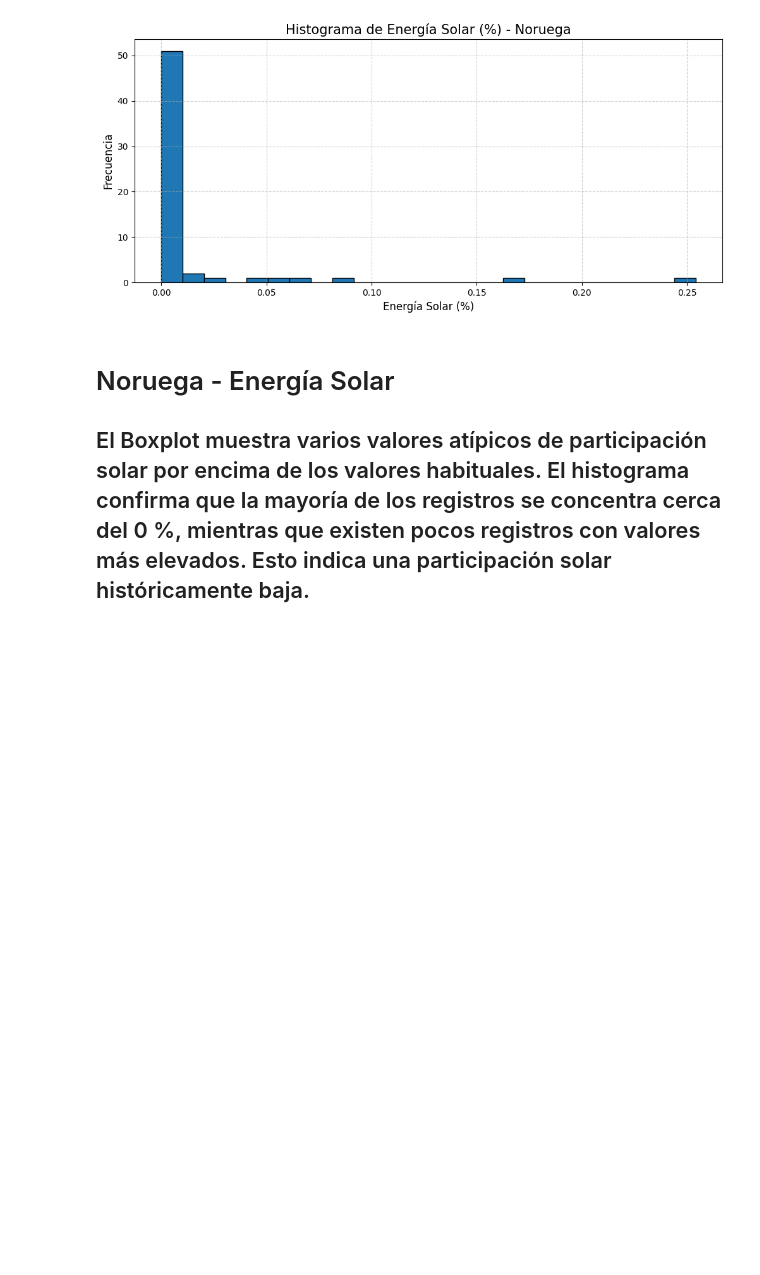
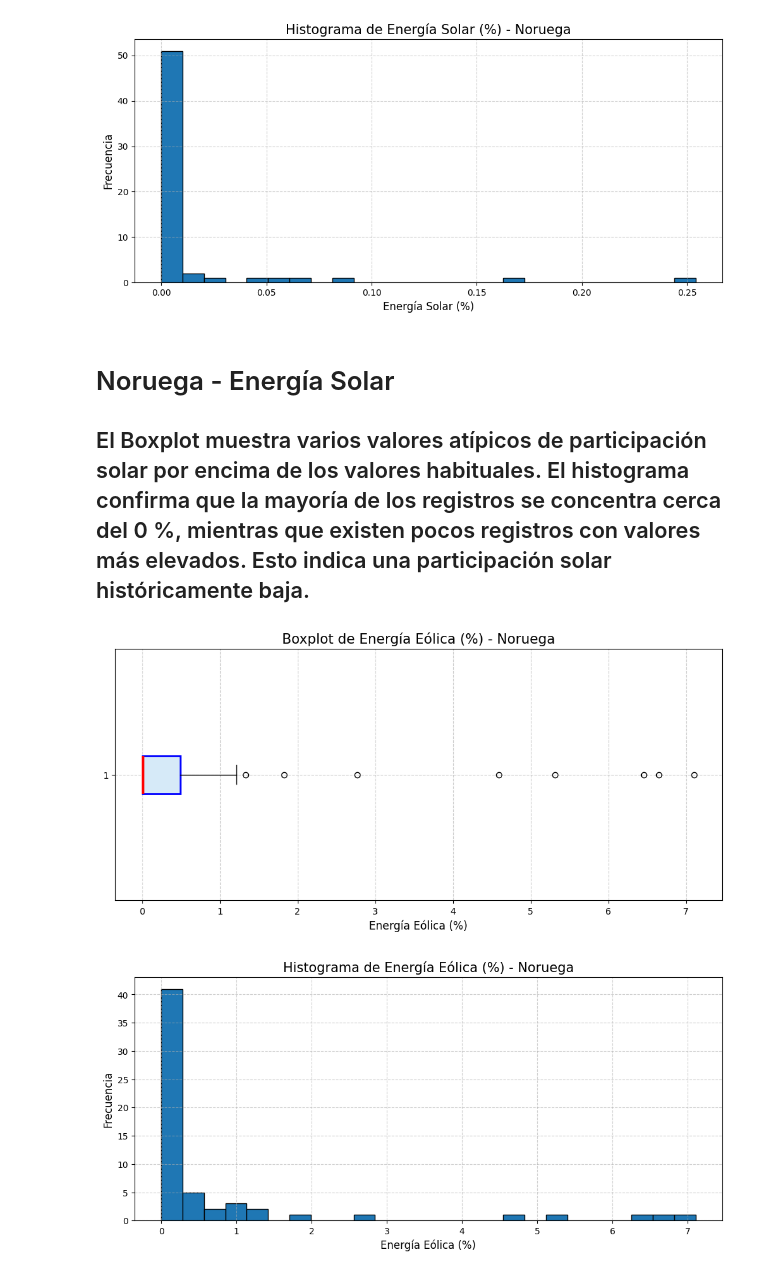
Before and after one commit to dacdemon/ITD, a Jupyter notebook: INTEGRADOR CORIA DAMIAN.ipynb, the cells around one changed output. Drawn from its saved outputs; the diff is of its cells as text; code cells hidden in the pictures; blank space fills up the shorter version.

```diff
--- a/INTEGRADOR CORIA DAMIAN.ipynb
+++ b/INTEGRADOR CORIA DAMIAN.ipynb
@@ -415,3 +407,9 @@ analizar_variable(df, "Norway", "Noruega", "Porcentaje_Solar", "Energía Solar (
 # Noruega - Energía Solar
 
 ## El Boxplot muestra varios valores atípicos de participación solar por encima de los valores habituales. El histograma confirma que la mayoría de los registros se concentra cerca del 0 %, mientras que existen pocos registros con valores más elevados. Esto indica una participación solar históricamente baja.
+# %%
+# Analizamos energía eólica de Noruega
+analizar_variable(df, "Norway", "Noruega", "Porcentaje_Eolica", "Energía Eólica (%)")
+# %% [output]
+[figure, added]
+[figure, added]
```
Also changed, not shown: parts of 52 cells of this notebook.
